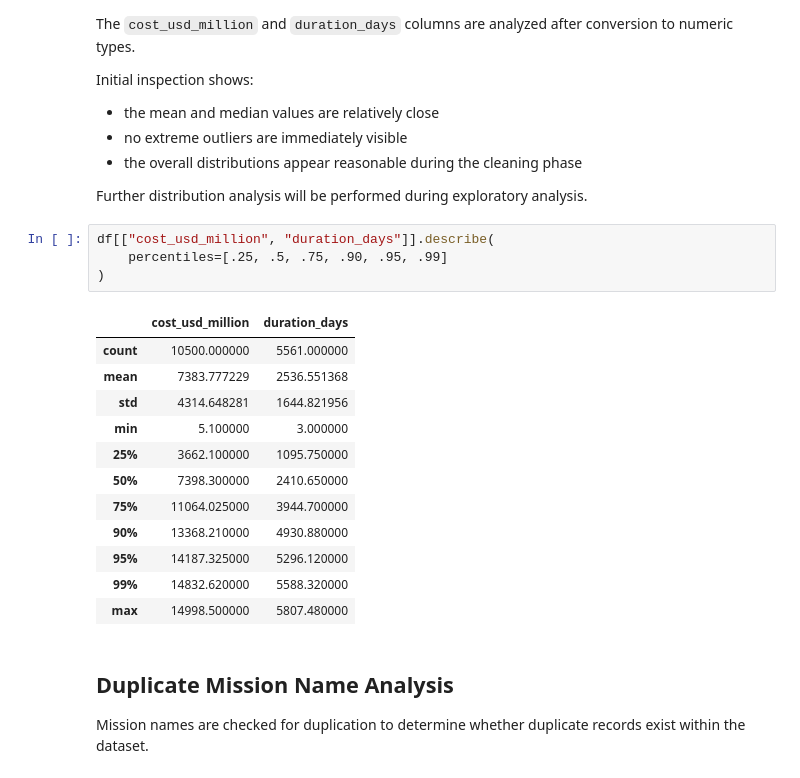
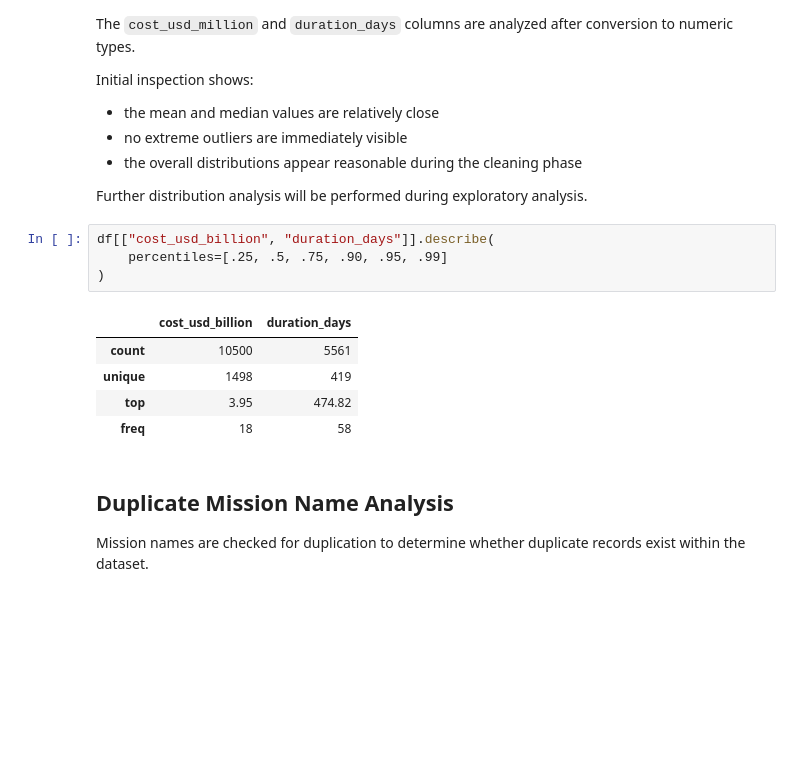
Before and after one commit to ahmedmohi0/Space_mission_analysis, a Jupyter notebook: notebooks/01_data_cleaning.ipynb, the cells around one changed output. Cells and saved outputs as stored; diff of their text form; blank space fills up the shorter version.

```diff
--- a/notebooks/01_data_cleaning.ipynb
+++ b/notebooks/01_data_cleaning.ipynb
@@ -329,22 +333,15 @@ Initial inspection shows:
 
 Further distribution analysis will be performed during exploratory analysis.
 # %%
-df[["cost_usd_million", "duration_days"]].describe(
+df[["cost_usd_billion", "duration_days"]].describe(
     percentiles=[.25, .5, .75, .90, .95, .99]
 )
 # %% [output]
-|  | cost_usd_million | duration_days |
-| count | 10500.000000 | 5561.000000 |
-| mean | 7383.777229 | 2536.551368 |
-| std | 4314.648281 | 1644.821956 |
-| min | 5.100000 | 3.000000 |
-| 25% | 3662.100000 | 1095.750000 |
-| 50% | 7398.300000 | 2410.650000 |
-| 75% | 11064.025000 | 3944.700000 |
-| 90% | 13368.210000 | 4930.880000 |
-| 95% | 14187.325000 | 5296.120000 |
-| 99% | 14832.620000 | 5588.320000 |
-| max | 14998.500000 | 5807.480000 |
+|  | cost_usd_billion | duration_days |
+| count | 10500 | 5561 |
+| unique | 1498 | 419 |
+| top | 3.95 | 474.82 |
+| freq | 18 | 58 |
 # %% [markdown]
 ## Duplicate Mission Name Analysis
 
```
Also changed, not shown: parts of 11 cells of this notebook, 5 other files.
